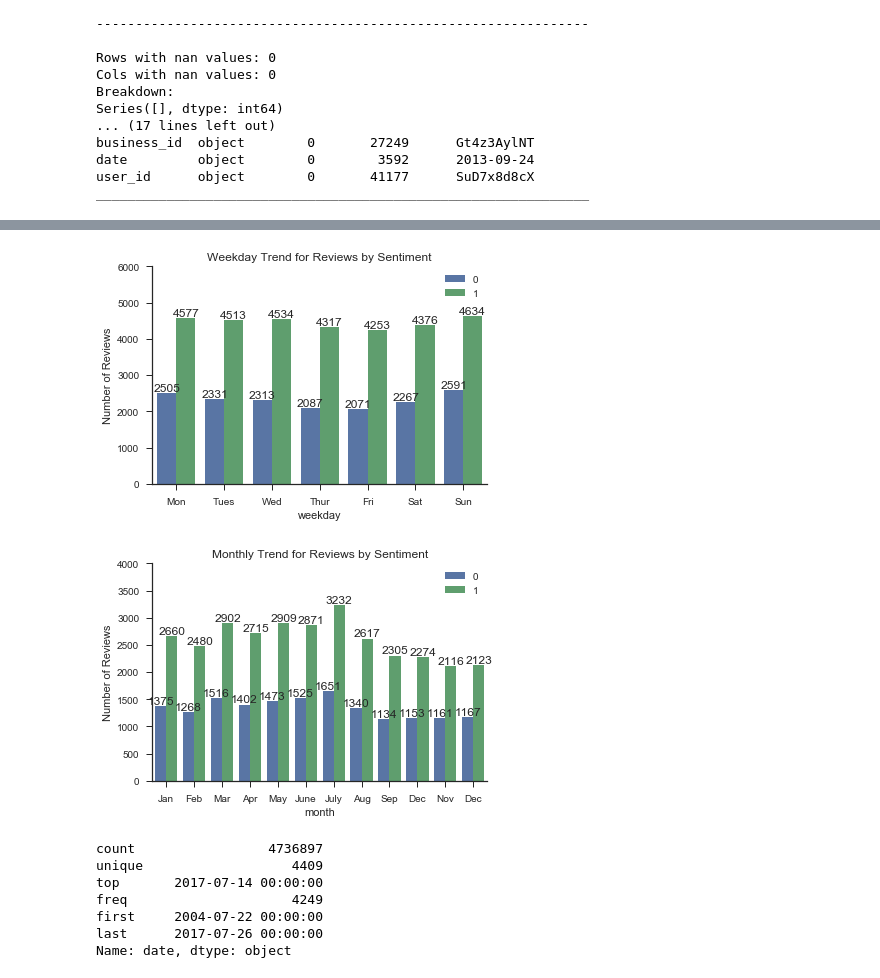
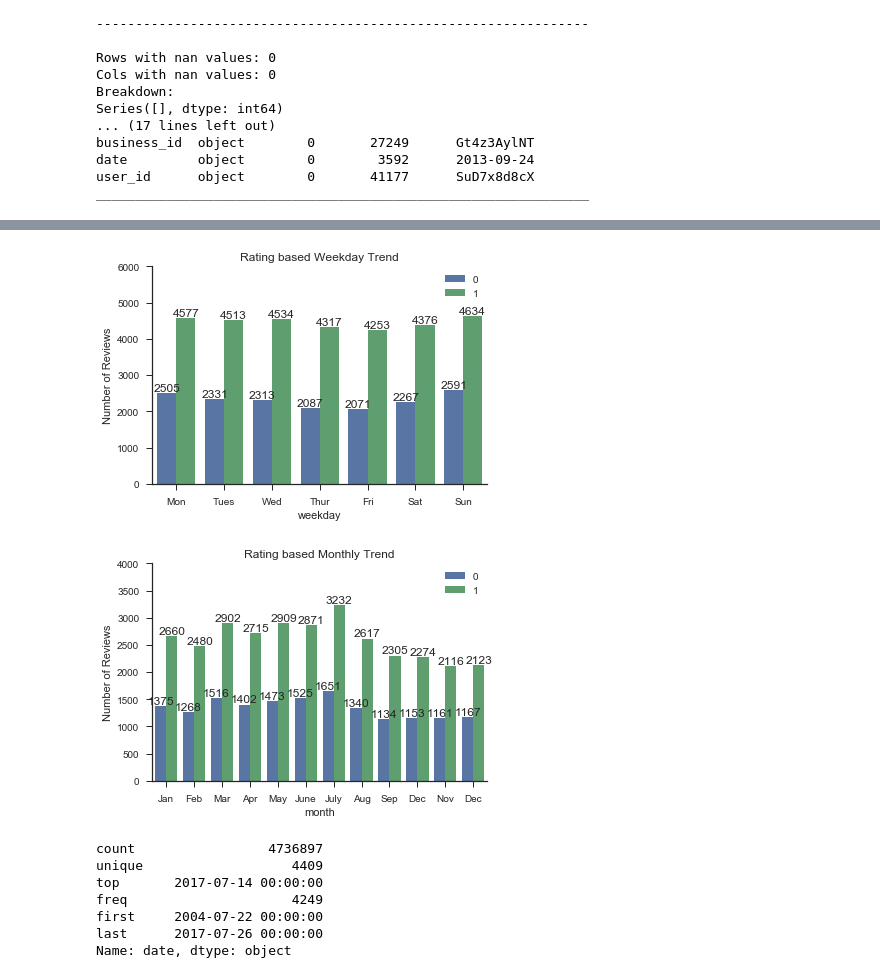
Before and after one commit to zihaoxu/CS181_Final_Project, a Jupyter notebook: 0. Exploratory Analysis/4. Looking at the new data.....ipynb, the cells around one changed output, grey strips where cells are left out. Drawn from its saved outputs; the diff is of its cells as text; code cells hidden in the pictures.

```diff
--- a/0. Exploratory Analysis/4. Looking at the new data.....ipynb
+++ b/0. Exploratory Analysis/4. Looking at the new data.....ipynb
@@ -220,15 +228,18 @@ _______________________________________________________________
 # %%
 sns.set(style = 'ticks')
 ax = sns.countplot(x = 'state',data = d['B'])
+plt.rcParams["figure.figsize"] = (10,7)
+
 
 # plt.xlabel('')
 # plt.xticks(np.arange(0, 7), ['Mon', 'Tues', 'Wed', 'Thur', 'Fri', 'Sat', 'Sun'])
-plt.ylabel('Number of Reviews')
+plt.ylabel('Number of businesses')
 plt.title('Number of Business by State')
 plt.ylim(0, 40000)
 sns.despine()
 annot()
 plt.legend(loc = 0)
+plt.tight_layout()
 # plt.savefig('../Plots/State Distribution', dpi = 300, fmt = 'png')
 plt.show()
 # %% [output]
@@ -257,19 +260,19 @@ def annot():
 # %%
 sns.set(style = 'ticks')
 ax = sns.countplot(x = 'weekday',hue = 'pos', data = d['R'])
 
 # plt.xlabel('')
 plt.xticks(np.arange(0, 7), ['Mon', 'Tues', 'Wed', 'Thur', 'Fri', 'Sat', 'Sun'])
 plt.ylabel('Number of Reviews')
-plt.title('Weekday Trend for Reviews by Sentiment')
+plt.title('Rating based Weekday Trend')
 plt.ylim(0, 6000)
 sns.despine()
 annot()
 plt.legend(loc = 0)
-# plt.savefig('../Plots/Weekly Trend', dpi = 300, fmt = 'png')
+plt.savefig('../Plots/Weekday Trend', dpi = 300, fmt = 'png')
 plt.show()
 # %% [output]
-[figure, old version]
+[figure, new version]
 # %%
 sns.set(style = 'ticks')
 ax = sns.countplot(x = 'month',hue = 'pos', data = d['R'])
@@ -277,15 +280,15 @@ ax = sns.countplot(x = 'month',hue = 'pos', data = d['R'])
 # plt.xlabel('')
 plt.xticks(np.arange(0, 12), ['Jan', 'Feb', 'Mar', 'Apr', 'May', 'June', 'July', 'Aug', 'Sep', 'Dec', 'Nov', 'Dec'])
 plt.ylabel('Number of Reviews')
-plt.title('Monthly Trend for Reviews by Sentiment')
+plt.title('Rating based Monthly Trend')
 plt.ylim(0, 4000)
 sns.despine()
 annot()
 plt.legend(loc = 0)
-# plt.savefig('../Plots/Monthly Trend', dpi = 300, fmt = 'png')
+plt.savefig('../Plots/Monthly Trend', dpi = 300, fmt = 'png')
 plt.show()
 # %% [output]
-[figure, old version]
+[figure, new version]
 # %%
 d['R']['date'].describe()
 # %% [output]
```
Also changed, not shown: parts of 6 cells of this notebook, 2 other files.
